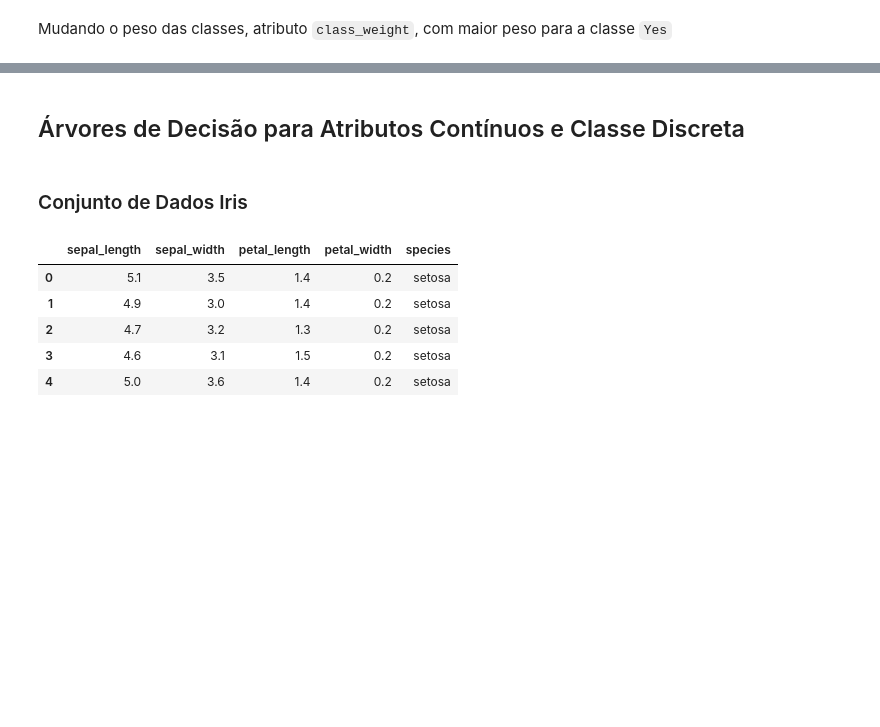
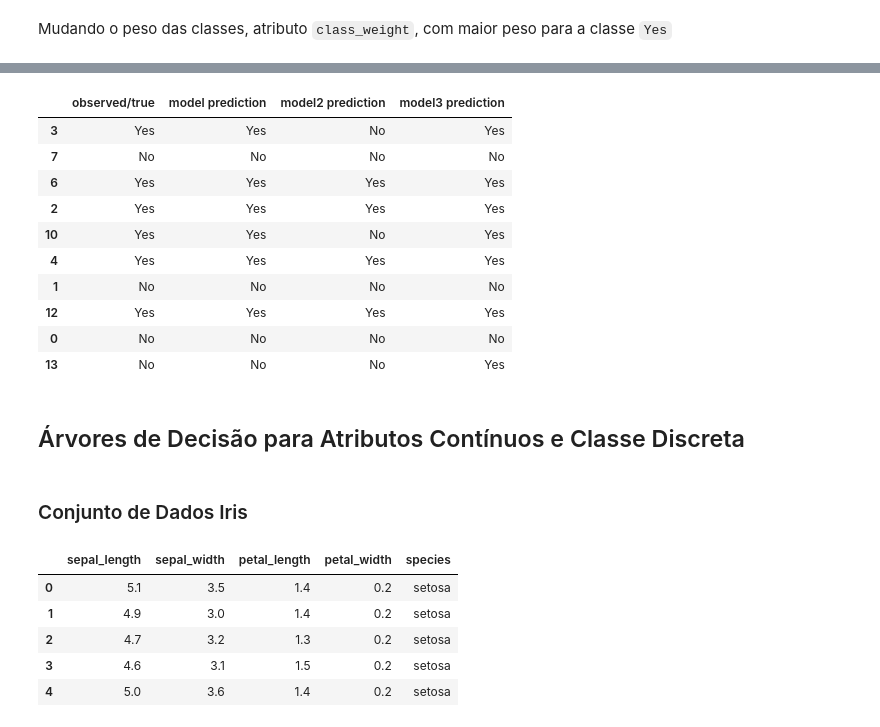
Before and after one commit to anfer86/teaching-datamining-lessons, a Jupyter notebook: aula07/arvores_de_decisao.ipynb, the cells around one changed output, grey strips where cells are left out. Saved outputs shown, nothing was run; the diff lists cells and outputs as text; code cells hidden in the pictures; blank space fills up the shorter version.

```diff
--- a/aula07/arvores_de_decisao.ipynb
+++ b/aula07/arvores_de_decisao.ipynb
@@ -415,3 +448,22 @@ plt.show()
+# %%
+pd.DataFrame({
+    'observed/true' : y[new_instances.index],
+    'model prediction' : model .predict(new_instances),
+    'model2 prediction' : model2.predict(new_instances),
+    'model3 prediction' : model3.predict(new_instances)
+})
+# %% [output]
+|  | observed/true | model prediction | model2 prediction | model3 prediction |
+| 3 | Yes | Yes | No | Yes |
+| 7 | No | No | No | No |
+| 6 | Yes | Yes | Yes | Yes |
+| 2 | Yes | Yes | Yes | Yes |
+| 10 | Yes | Yes | No | Yes |
+| 4 | Yes | Yes | Yes | Yes |
+| 1 | No | No | No | No |
+| 12 | Yes | Yes | Yes | Yes |
+| 0 | No | No | No | No |
+| 13 | No | No | No | Yes |
 # %% [markdown]
 ## Árvores de Decisão para Atributos Contínuos e Classe Discreta
 # %% [markdown]
```
Also changed, not shown: parts of 12 cells of this notebook, 1 other file.
